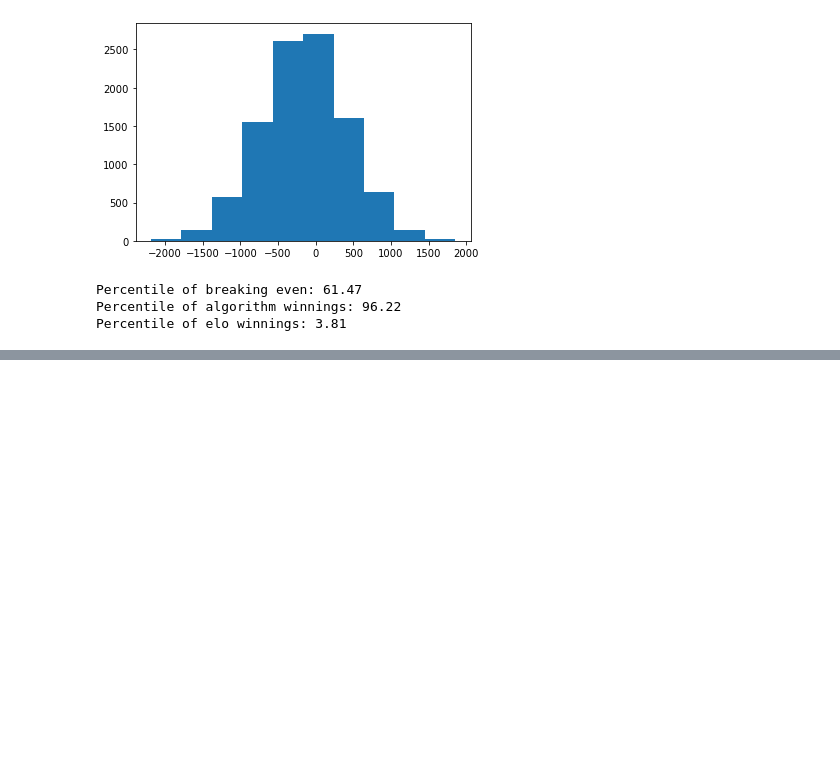
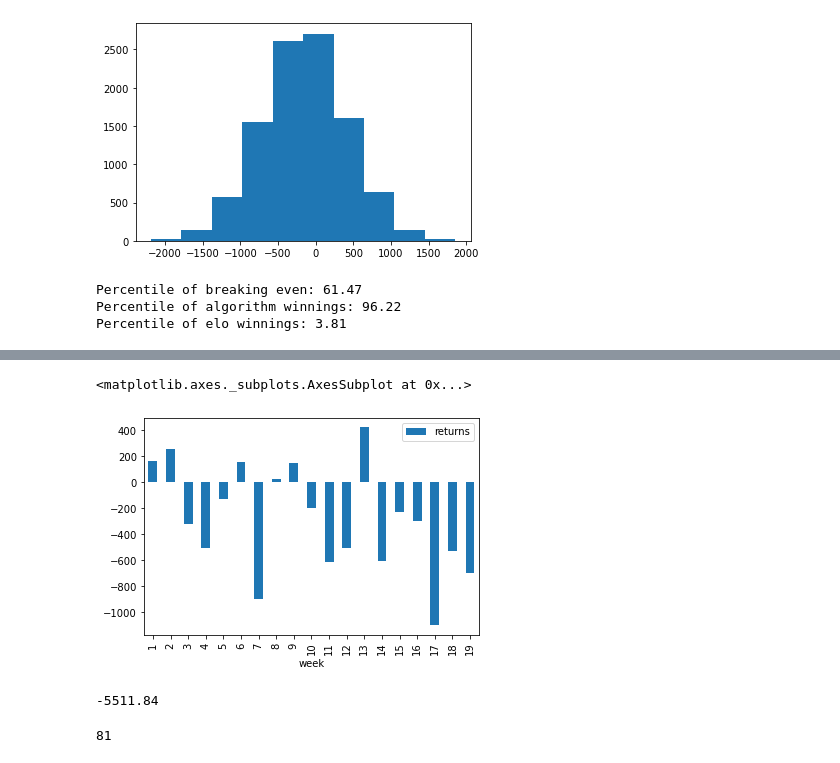
Before and after one commit to imac19/sports_gambling_algorithm, a Jupyter notebook: ideal_betting_proportions_spreads.ipynb, the cells around one changed output, grey strips where cells are left out. Drawn from its saved outputs; the diff is of its cells as text; code cells hidden in the pictures; blank space fills up the shorter version.

```diff
--- a/ideal_betting_proportions_spreads.ipynb
+++ b/ideal_betting_proportions_spreads.ipynb
@@ -611,0 +656,17 @@ Percentile of elo winnings: 3.81
+# %%
+# elo
+
+bets_prop_ps_elo = gambling_df.copy()
+bets_prop_ps_elo['returns'] = bets_prop_ps_elo.apply(lambda x: get_return_proportional_spread_elo(x)[0], axis=1)
+bets_prop_ps_elo.groupby(by=['week']).sum()['returns'].reset_index().plot.bar(x='week', y='returns')
+# %% [output]
+<matplotlib.axes._subplots.AxesSubplot at 0x...>
+[figure, added]
+# %%
+bets_prop_ps_elo.sum()['returns']
+# %% [output]
+-5511.84
+# %%
+len(bets_prop_ps_elo[bets_prop_ps_elo.returns != 0])
+# %% [output]
+81
```
Also changed, not shown: parts of 36 cells of this notebook.
